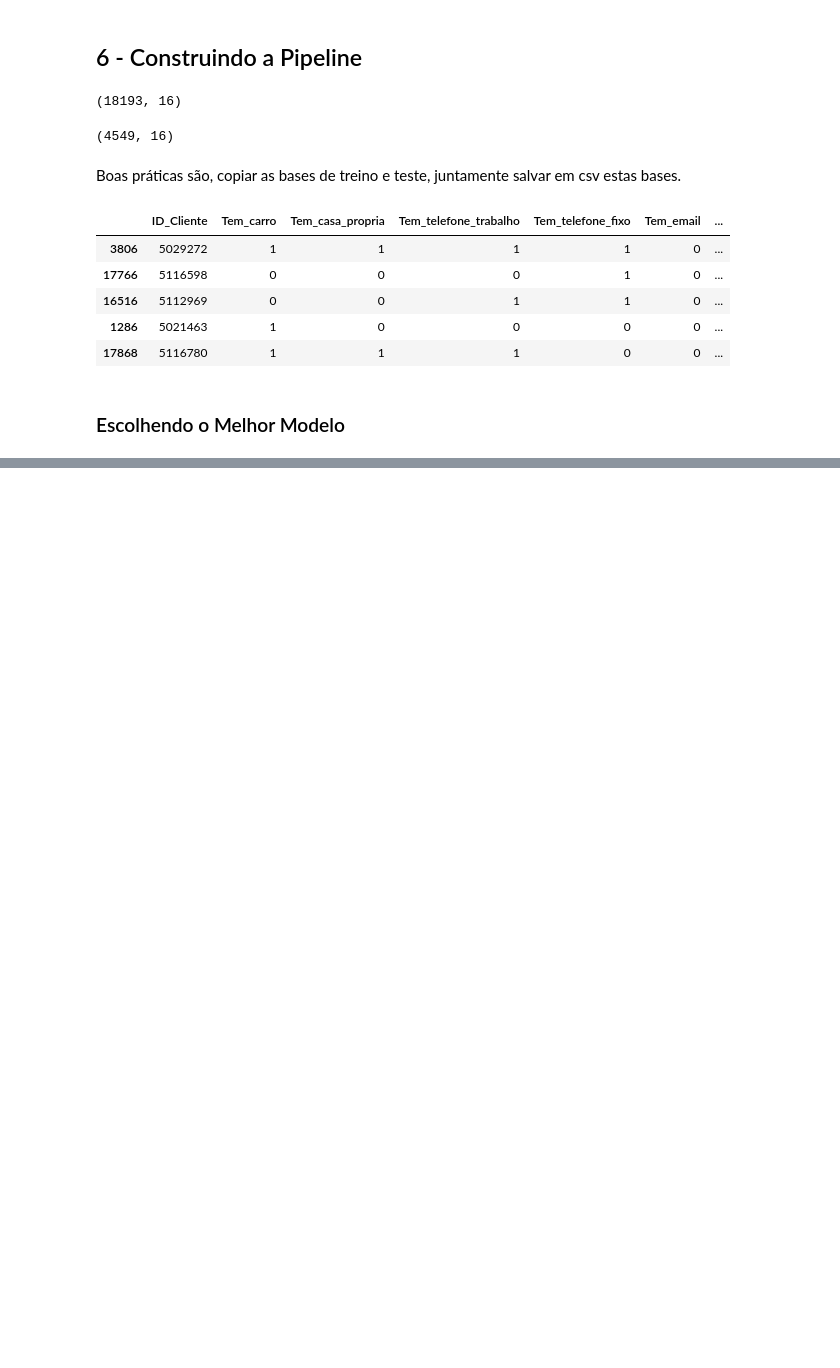
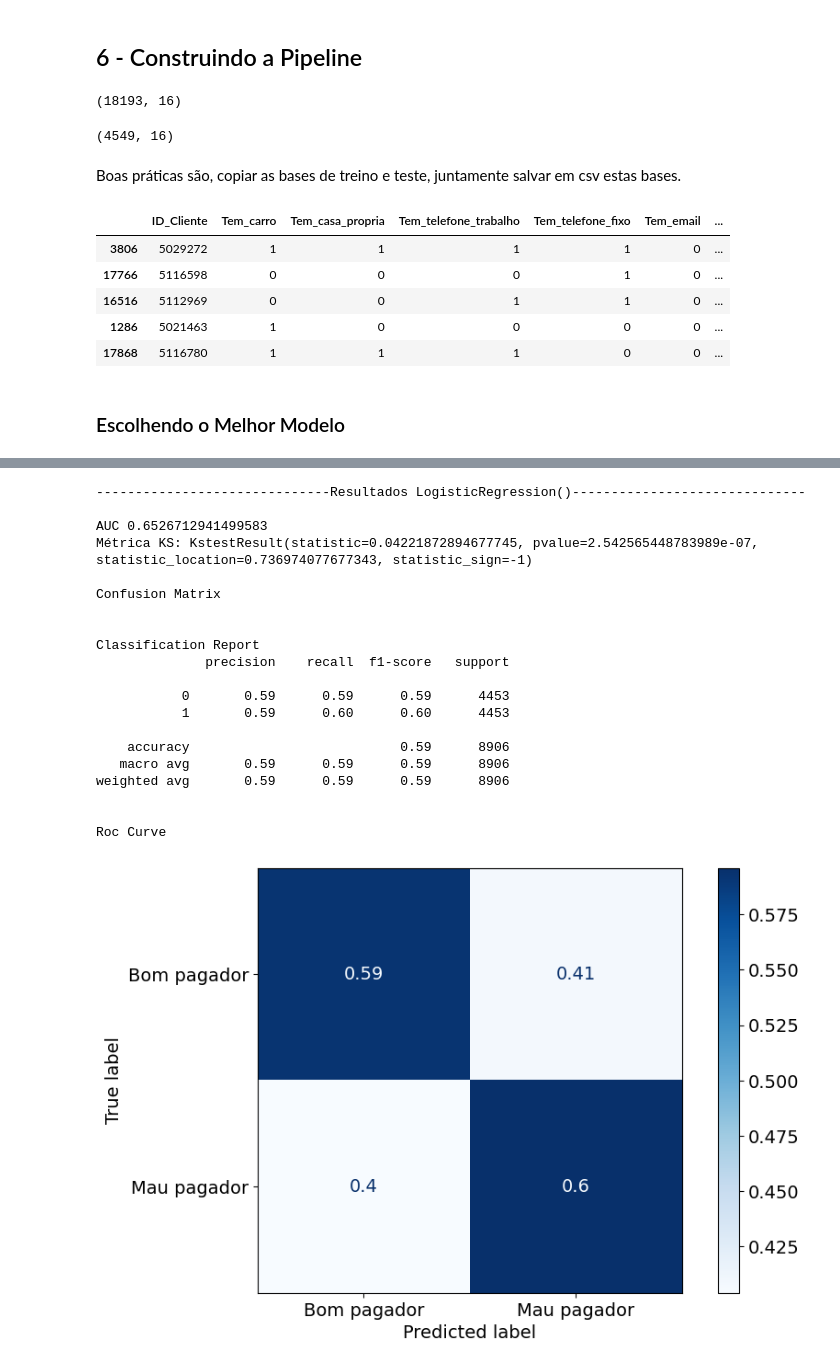
Before and after one commit to FladAlbu/Credit_card_aproval, a Jupyter notebook: Notebooks/1_tratando_os_dados.ipynb, the cells around one changed output, grey strips where cells are left out. Saved outputs shown, nothing was run; the diff lists cells and outputs as text; code cells hidden in the pictures; blank space fills up the shorter version.

Commit message:
Criacao/escolha do modelo de ML que será usado

```diff
--- a/Notebooks/1_tratando_os_dados.ipynb
+++ b/Notebooks/1_tratando_os_dados.ipynb
@@ -1066,0 +1066,4 @@ NameError: name 'train' is not defined
+# %%
+x_train, y_train = train.loc[:, train.columns != 'Mau'], train['Mau']
+# %%
+test = pipeline(test_df)
@@ -1066,0 +1080,2 @@ NameError: name 'train' is not defined
+# %%
+x_test, y_test = test.loc[:, test.columns !='Mau'],test['Mau']
@@ -1066,0 +1149,27 @@ NameError: name 'train' is not defined
+# %%
+from sklearn.linear_model import LogisticRegression
+modelo_logistico = LogisticRegression()
+# %%
+roda_modelo(modelo_logistico)
+# %% [output]
+------------------------------Resultados LogisticRegression()------------------------------
+
+AUC 0.6526712941499583
+Métrica KS: KstestResult(statistic=0.04221872894677745, pvalue=2.542565448783989e-07, statistic_location=0.736974077677343, statistic_sign=-1)
+
+Confusion Matrix
+
+
+Classification Report
+              precision    recall  f1-score   support
+
+           0       0.59      0.59      0.59      4453
+           1       0.59      0.60      0.60      4453
+
+    accuracy                           0.59      8906
+   macro avg       0.59      0.59      0.59      8906
+weighted avg       0.59      0.59      0.59      8906
+
+
+Roc Curve
+[figure, added]
```
Also changed, not shown: parts of 25 cells of this notebook, 1 other file.
